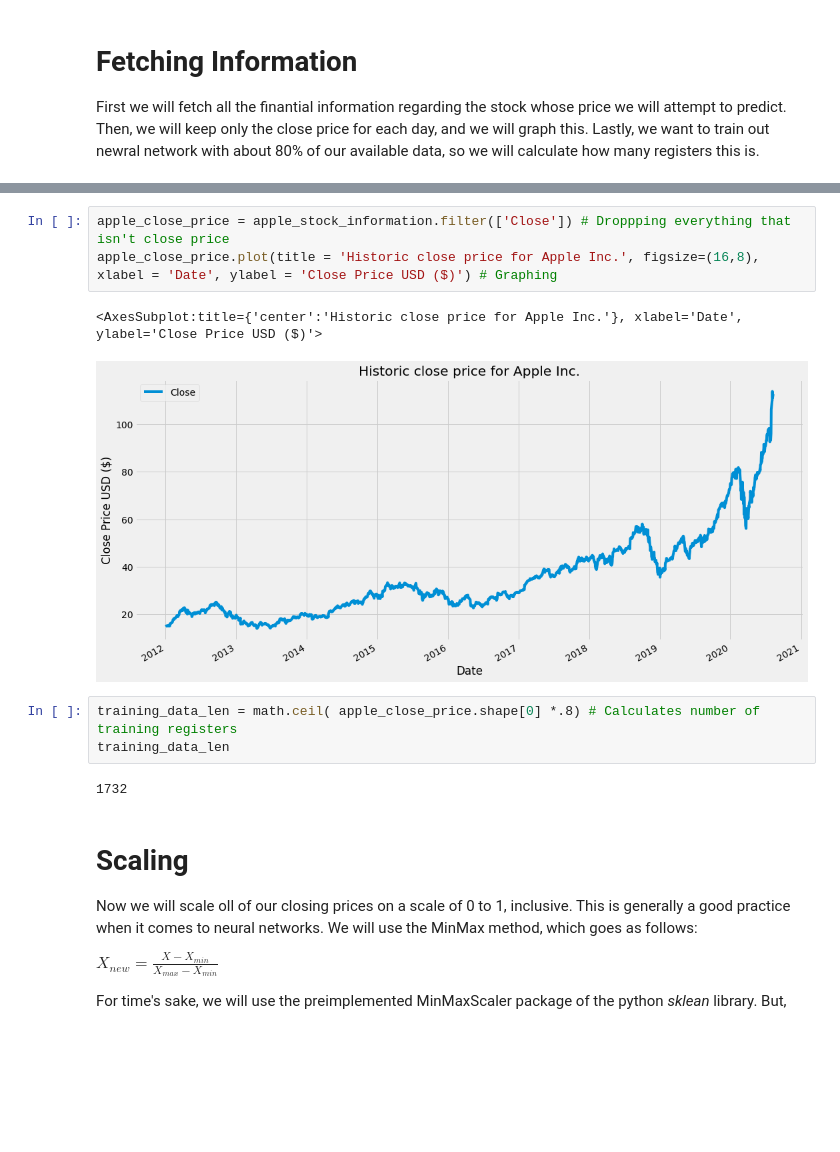
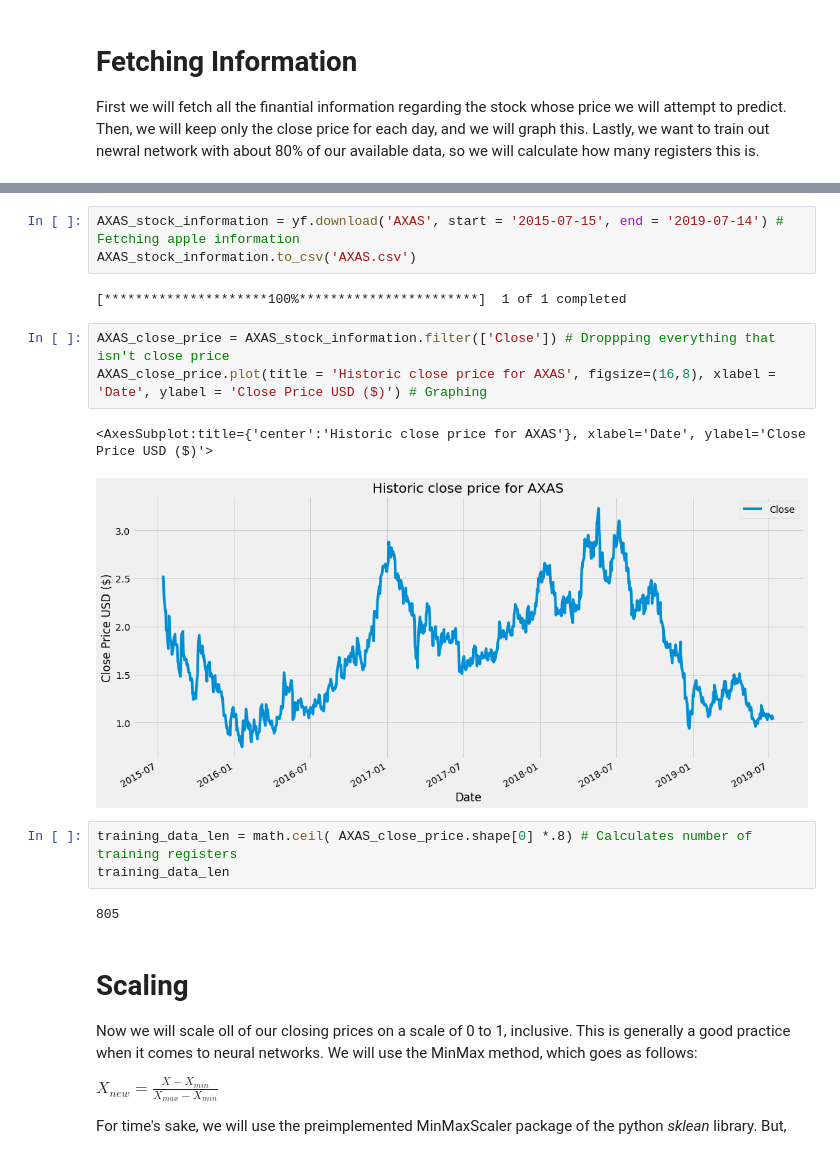
Before and after one commit to jandrovins/mlforfinances, a Jupyter notebook: NeuralNetwork/NeuralNetwork.ipynb, the cells around one changed output, grey strips where cells are left out. Cells and saved outputs as stored; diff of their text form; blank space fills up the shorter version.

```diff
--- a/NeuralNetwork/NeuralNetwork.ipynb
+++ b/NeuralNetwork/NeuralNetwork.ipynb
@@ -42,14 +17,19 @@ apple_stock_information
+# %%
+AXAS_stock_information = yf.download('AXAS', start = '2015-07-15', end = '2019-07-14') # Fetching apple information
+AXAS_stock_information.to_csv('AXAS.csv')
+# %% [output]
+[*********************100%***********************]  1 of 1 completed
 # %%
-apple_close_price = apple_stock_information.filter(['Close']) # Droppping everything that isn't close price
-apple_close_price.plot(title = 'Historic close price for Apple Inc.', figsize=(16,8), xlabel = 'Date', ylabel = 'Close Price USD ($)') # Graphing
+AXAS_close_price = AXAS_stock_information.filter(['Close']) # Droppping everything that isn't close price
+AXAS_close_price.plot(title = 'Historic close price for AXAS', figsize=(16,8), xlabel = 'Date', ylabel = 'Close Price USD ($)') # Graphing
 # %% [output]
-<AxesSubplot:title={'center':'Historic close price for Apple Inc.'}, xlabel='Date', ylabel='Close Price USD ($)'>
+<AxesSubplot:title={'center':'Historic close price for AXAS'}, xlabel='Date', ylabel='Close Price USD ($)'>
-[figure, old version]
+[figure, new version]
 # %%
-training_data_len = math.ceil( apple_close_price.shape[0] *.8) # Calculates number of training registers
+training_data_len = math.ceil( AXAS_close_price.shape[0] *.8) # Calculates number of training registers
 training_data_len
 # %% [output]
-1732
+805
 # %% [markdown]
 # Scaling
 
```
Also changed, not shown: parts of 8 cells of this notebook.
